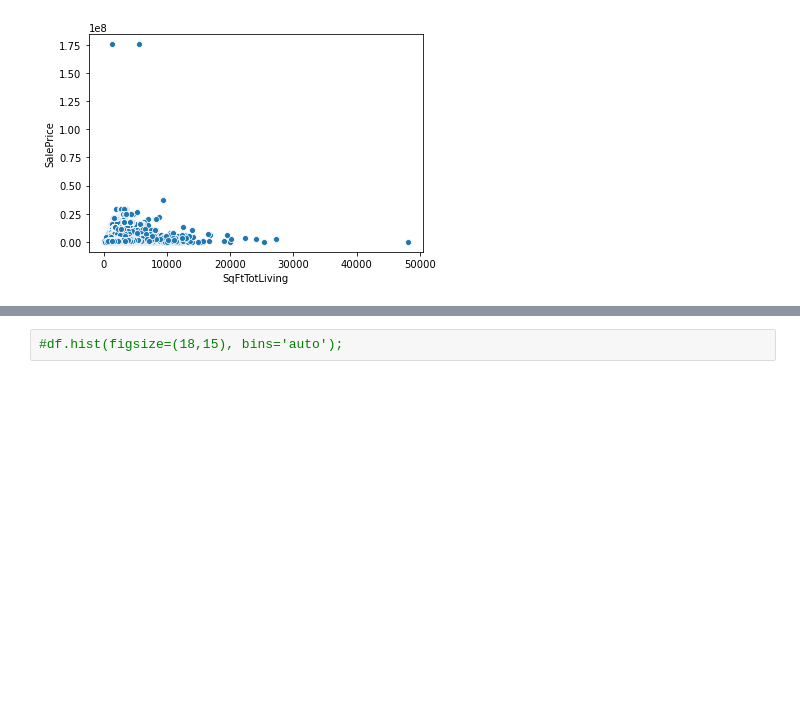
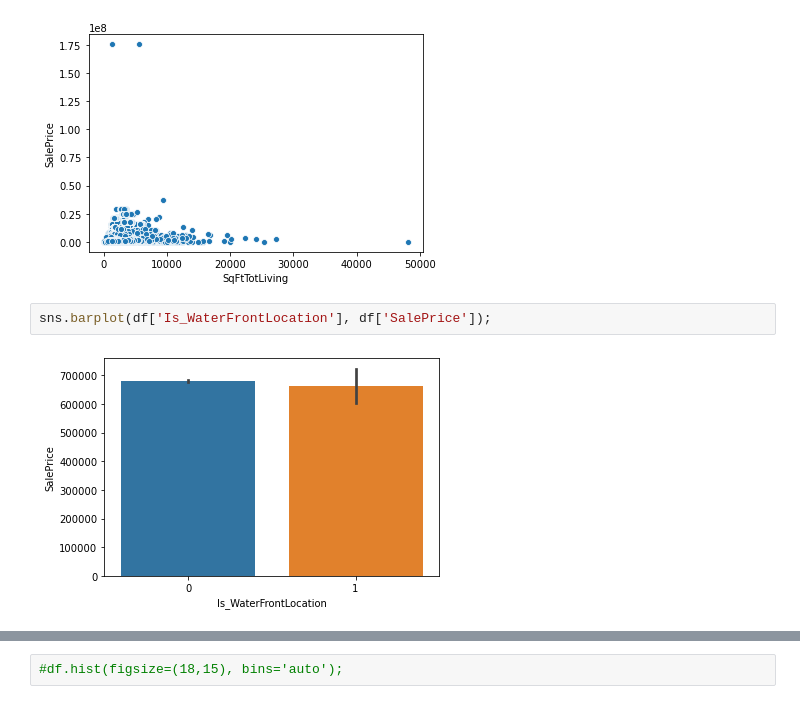
Before and after one commit to angelicacodes/phase_2_project_chicago-sf-seattle-ds-082420, a Jupyter notebook: notebooks/eda/Angelica_EDA2.ipynb, the cells around one changed output, grey strips where cells are left out. Drawn from its saved outputs; the diff is of its cells as text; blank space fills up the shorter version.

```diff
--- a/notebooks/eda/Angelica_EDA2.ipynb
+++ b/notebooks/eda/Angelica_EDA2.ipynb
@@ -153,6 +153,10 @@ sns.barplot(df['Has_Porch'], df['SalePrice']);
 sns.scatterplot(df['SqFtTotLiving'], df['SalePrice']);
 # %% [output]
 [figure]
+# %%
+sns.barplot(df['Is_WaterFrontLocation'], df['SalePrice']);
+# %% [output]
+[figure, added]
 # %%
 df = pd.read_csv('../../data/clean/KingCountyHousingData.csv')
 df.head()
```
Also changed, not shown: parts of 32 cells of this notebook.
